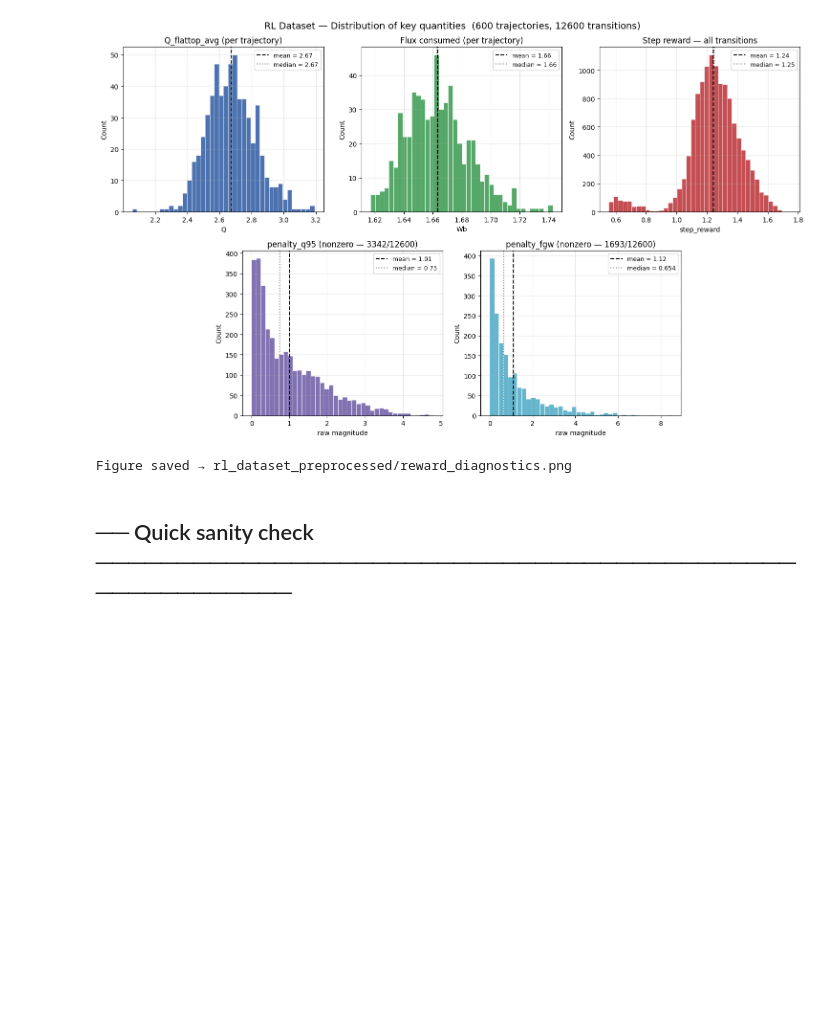
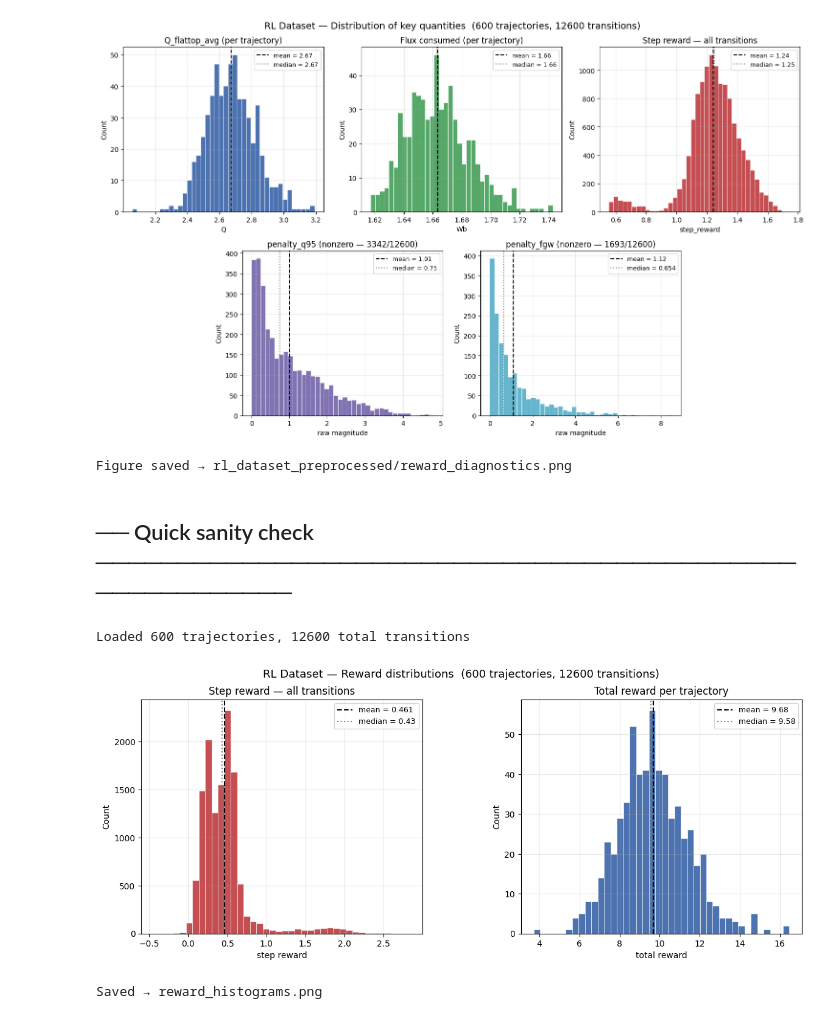
Before and after one commit to Sid-MB/OpenFUSIONToolkit, a Jupyter notebook: src/examples/TokaMaker/AdvancedWorkflows/Pulse_Design/ITER_TokaMaker_TORAX/preprocess_run.ipynb, the cells around one changed output. Saved outputs shown, nothing was run; the diff lists cells and outputs as text; code cells hidden in the pictures; blank space fills up the shorter version.

Commit message:
More visualizations to preprocess_run.ipynb and including separate visualization notebook

```diff
--- a/src/examples/TokaMaker/AdvancedWorkflows/Pulse_Design/ITER_TokaMaker_TORAX/preprocess_run.ipynb
+++ b/src/examples/TokaMaker/AdvancedWorkflows/Pulse_Design/ITER_TokaMaker_TORAX/preprocess_run.ipynb
@@ -259,3 +259,79 @@ print(f"  min   = {min(rewards):.4f}")
 print(f"  max   = {max(rewards):.4f}")
 print(f"  mean  = {np.mean(rewards):.4f}")
 print(f"  std   = {np.std(rewards):.4f}")
+# %%
+import os
+import json
+import numpy as np
+import matplotlib.pyplot as plt
+from matplotlib.gridspec import GridSpec
+
+# ── Config ──────────────────────────────────────────────────────────────────
+DATASET_DIR = "test/"
+
+# ── Load all JSON files ──────────────────────────────────────────────────────
+step_rewards = []       # one entry per transition across all trajectories
+total_rewards = []      # one entry per trajectory (sum of r over transitions)
+
+files_ok = 0
+for fname in sorted(os.listdir(DATASET_DIR)):
+    if not fname.endswith(".json"):
+        continue
+    fpath = os.path.join(DATASET_DIR, fname)
+    try:
+        with open(fpath) as f:
+            data = json.load(f)
+        transitions = data["transitions"]
+        rs = [t["r"] for t in transitions]
+        step_rewards.extend(rs)
+        total_rewards.append(sum(rs))
+        files_ok += 1
+    except Exception as e:
+        print(f"Skipping {fname}: {e}")
+
+step_rewards = np.array(step_rewards)
+total_rewards = np.array(total_rewards)
+
+print(f"Loaded {files_ok} trajectories, {len(step_rewards)} total transitions")
+
+# ── Plot helper ──────────────────────────────────────────────────────────────
+def hist_plot(ax, data, title, xlabel, color):
+    d = data[~np.isnan(data)]
+    if len(d) == 0:
+        ax.text(0.5, 0.5, 'No data', ha='center', va='center',
+                transform=ax.transAxes, fontsize=12, color='gray')
+        ax.set_title(title)
+        return
+    ax.hist(d, bins=40, color=color, edgecolor='white', linewidth=0.4)
+    ax.axvline(np.mean(d), color='black', lw=1.5, linestyle='--',
+               label=f'mean = {np.mean(d):.3g}')
+    ax.axvline(np.median(d), color='gray', lw=1.5, linestyle=':',
+               label=f'median = {np.median(d):.3g}')
+    ax.set_title(title)
+    ax.set_xlabel(xlabel)
+    ax.set_ylabel('Count')
+    ax.legend(fontsize=9)
+    ax.grid(True, alpha=0.3)
+
+# ── Figure ───────────────────────────────────────────────────────────────────
+fig = plt.figure(figsize=(14, 5))
+gs = GridSpec(1, 2, figure=fig, wspace=0.35)
+
+ax1 = fig.add_subplot(gs[0, 0])
+ax2 = fig.add_subplot(gs[0, 1])
+
+hist_plot(ax1, step_rewards,  'Step reward — all transitions',       'step reward',      '#C44E52')
+hist_plot(ax2, total_rewards, 'Total reward per trajectory',         'total reward',     '#4C72B0')
+
+plt.suptitle(
+    f'RL Dataset — Reward distributions  ({files_ok} trajectories, {len(step_rewards)} transitions)',
+    fontsize=13
+)
+plt.tight_layout()
+plt.savefig("reward_histograms.png", dpi=150, bbox_inches="tight")
+plt.show()
+print("Saved → reward_histograms.png")
+# %% [output]
+Loaded 600 trajectories, 12600 total transitions
+[figure, added]
+Saved → reward_histograms.png
```
Also changed, not shown: 1 other file.
